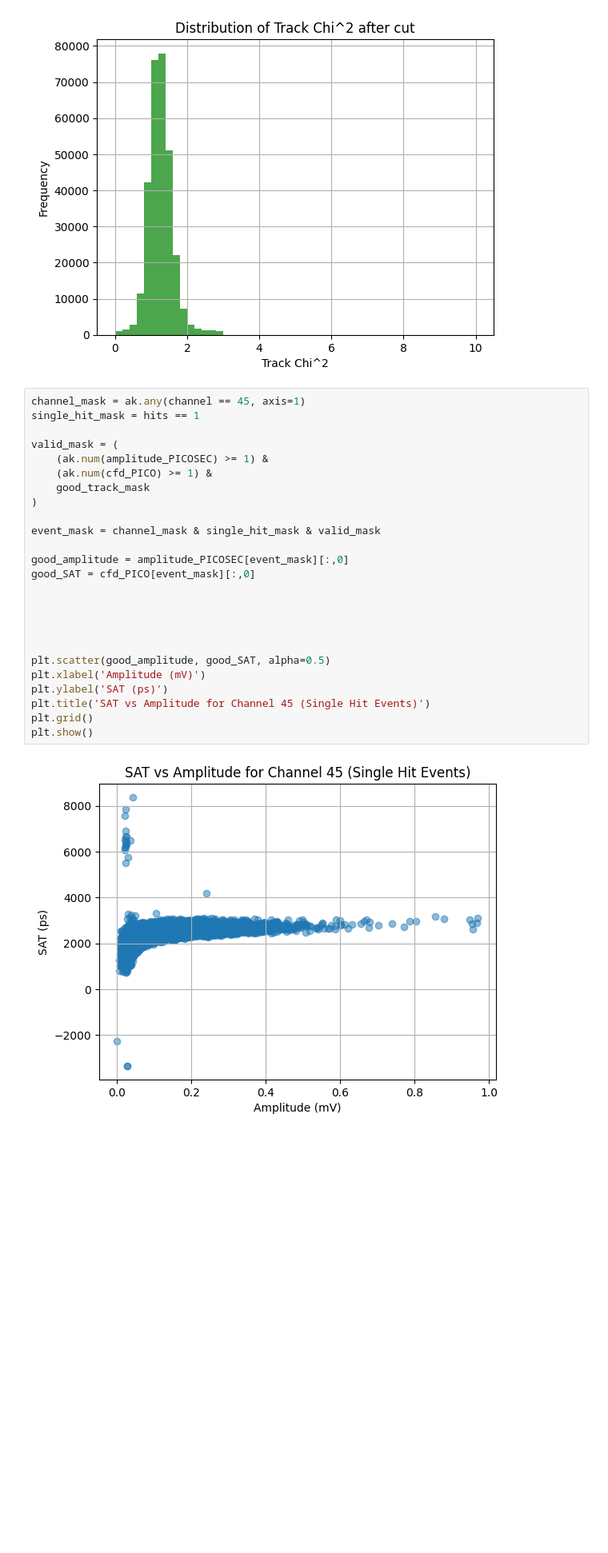
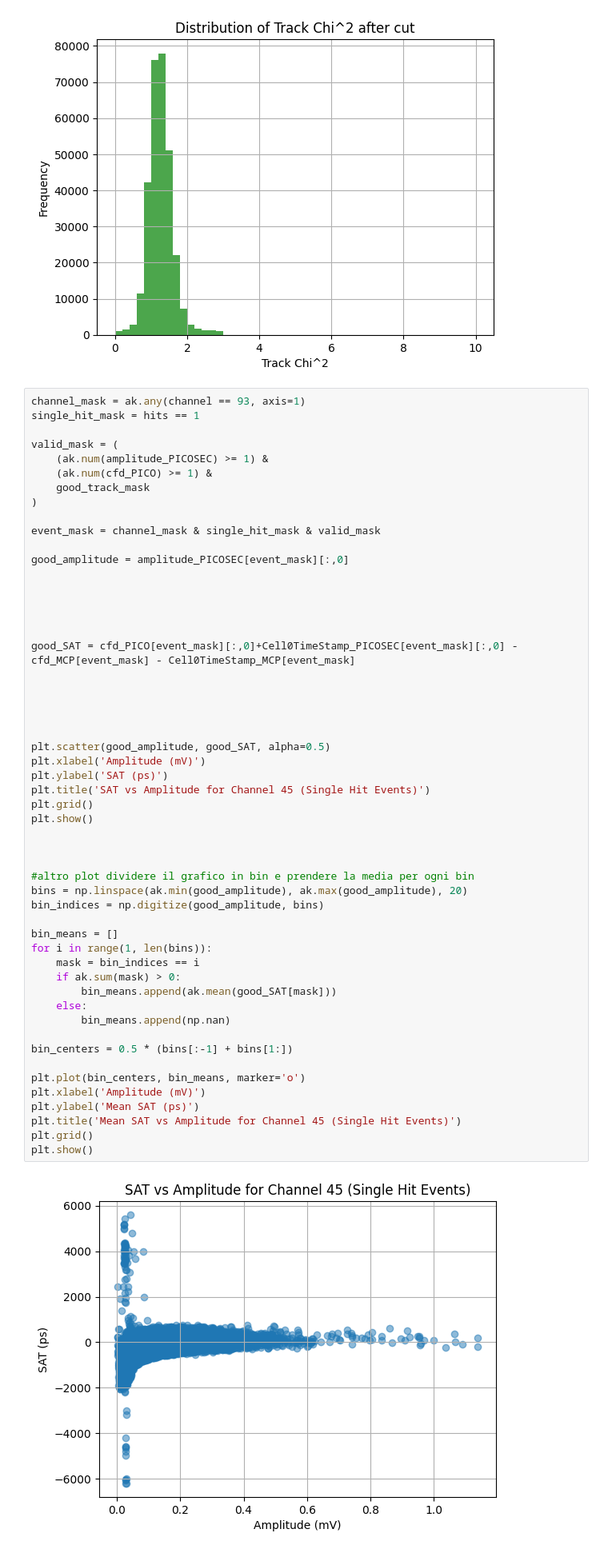
Before and after one commit to annascanu/TestbeamAnalysis, a Jupyter notebook: src/complete_analysis_PICOSEC.ipynb, the cells around one changed output. Shown at 80% size. Drawn from its saved outputs; the diff is of its cells as text; blank space fills up the shorter version.

```diff
--- a/src/complete_analysis_PICOSEC.ipynb
+++ b/src/complete_analysis_PICOSEC.ipynb
@@ -55,29 +55,57 @@ plt.show()
 # %% [output]
 [figure]
 # %%
-channel_mask = ak.any(channel == 45, axis=1)
+channel_mask = ak.any(channel == 93, axis=1)
 single_hit_mask = hits == 1
 
 valid_mask = (
     (ak.num(amplitude_PICOSEC) >= 1) &
     (ak.num(cfd_PICO) >= 1) &
     good_track_mask
 )
 
 event_mask = channel_mask & single_hit_mask & valid_mask
 
 good_amplitude = amplitude_PICOSEC[event_mask][:,0]
-good_SAT = cfd_PICO[event_mask][:,0]
+
+
+
+
+
+good_SAT = cfd_PICO[event_mask][:,0]+Cell0TimeStamp_PICOSEC[event_mask][:,0] - cfd_MCP[event_mask] - Cell0TimeStamp_MCP[event_mask]
 
 
 
 
 
 plt.scatter(good_amplitude, good_SAT, alpha=0.5)
 plt.xlabel('Amplitude (mV)')
 plt.ylabel('SAT (ps)')
 plt.title('SAT vs Amplitude for Channel 45 (Single Hit Events)')
 plt.grid()
 plt.show()
+
+
+
+#altro plot dividere il grafico in bin e prendere la media per ogni bin
+bins = np.linspace(ak.min(good_amplitude), ak.max(good_amplitude), 20)
+bin_indices = np.digitize(good_amplitude, bins)
+
+bin_means = []
+for i in range(1, len(bins)):
+    mask = bin_indices == i
+    if ak.sum(mask) > 0:
+        bin_means.append(ak.mean(good_SAT[mask]))
+    else:
+        bin_means.append(np.nan)
+
+bin_centers = 0.5 * (bins[:-1] + bins[1:])
+
+plt.plot(bin_centers, bin_means, marker='o')
+plt.xlabel('Amplitude (mV)')
+plt.ylabel('Mean SAT (ps)')
+plt.title('Mean SAT vs Amplitude for Channel 45 (Single Hit Events)')
+plt.grid()
+plt.show()
 # %% [output]
-[figure, old version]
+[figure, new version]
```
Also changed, not shown: parts of 7 cells of this notebook, 1 other file.
